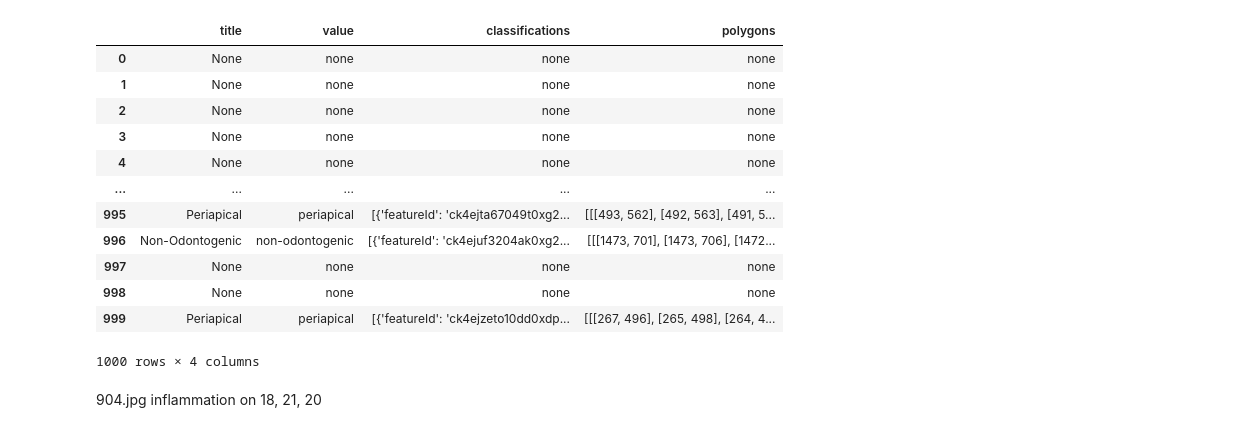
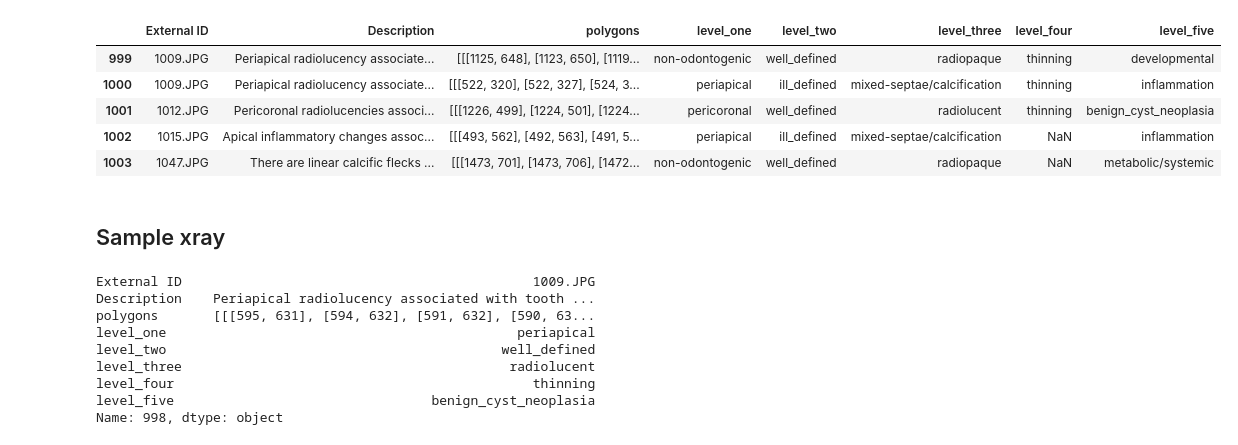
Before and after one commit to sopmacvan/tdd-model, a Jupyter notebook: main.ipynb, the cells around one changed output. Saved outputs shown, nothing was run; the diff lists cells and outputs as text; code cells hidden in the pictures.

```diff
--- a/main.ipynb
+++ b/main.ipynb
@@ -43,31 +21,22 @@ Name: Label, Length: 1000, dtype: object
-# %%
-a = pd.json_normalize(expert_df.Label)
-a = pd.json_normalize(a.objects)
-a = pd.json_normalize(a[0])
-# a = pd.json_normalize(a['classifications'])
-a
-# %% [output]
-|  | title | value | classifications | polygons |
-| 0 | None | none | none | none |
-| 1 | None | none | none | none |
-| 2 | None | none | none | none |
-| 3 | None | none | none | none |
-| 4 | None | none | none | none |
-| ... | ... | ... | ... | ... |
-| 995 | Periapical | periapical | [{'featureId': 'ck4ejta67049t0xg2... | [[[493, 562], [492, 563], [491, 5... |
-| 996 | Non-Odontogenic | non-odontogenic | [{'featureId': 'ck4ejuf3204ak0xg2... | [[[1473, 701], [1473, 706], [1472... |
-| 997 | None | none | none | none |
-| 998 | None | none | none | none |
-| 999 | Periapical | periapical | [{'featureId': 'ck4ejzeto10dd0xdp... | [[[267, 496], [265, 498], [264, 4... |
-1000 rows × 4 columns
-# %% [markdown]
-904.jpg
-inflammation on 18, 21, 20
 # %%
 radiograph = 'tufts-dental-database/Radiographs'
 segmentation = 'tufts-dental-database/Segmentation'
 expert = 'tufts-dental-database/Expert'
 student = 'tufts-dental-database/Student'
+radiograph_images = os.listdir(radiograph)
 
-radiograph_images = os.listdir(radiograph)
-radiograph_expert_masks = os.listdir(expert+'/mask')
+# get csv data
+expert_df = pd.read_csv(expert+'/expert_separated.csv')
+student_df = pd.read_csv(student+'/student_separated.csv')
+# convert type str 'polygons' to type list
+expert_df['polygons'] = expert_df['polygons'].apply(lambda x: eval(x) if x is not np.nan else x)
+student_df['polygons'] = student_df['polygons'].apply(lambda x: eval(x) if x is not np.nan else x)
+
+expert_df.tail()
+# %% [output]
+|  | External ID | Description | polygons | level_one | level_two | level_three | level_four | level_five |
+| 999 | 1009.JPG | Periapical radiolucency associate... | [[[1125, 648], [1123, 650], [1119... | non-odontogenic | well_defined | radiopaque | thinning | developmental |
+| 1000 | 1009.JPG | Periapical radiolucency associate... | [[[522, 320], [522, 327], [524, 3... | periapical | ill_defined | mixed-septae/calcification | thinning | inflammation |
+| 1001 | 1012.JPG | Pericoronal radiolucencies associ... | [[[1226, 499], [1224, 501], [1224... | pericoronal | well_defined | radiolucent | thinning | benign_cyst_neoplasia |
+| 1002 | 1015.JPG | Apical inflammatory changes assoc... | [[[493, 562], [492, 563], [491, 5... | periapical | ill_defined | mixed-septae/calcification | NaN | inflammation |
+| 1003 | 1047.JPG | There are linear calcific flecks ... | [[[1473, 701], [1473, 706], [1472... | non-odontogenic | well_defined | radiopaque | NaN | metabolic/systemic |
@@ -116,0 +43,19 @@ c.show()
+# %% [markdown]
+## Sample xray
+# %%
+img = '1009.JPG'
+sample = expert_df[expert_df['External ID'] == img].iloc[0]
+sample_polygon_mask = sample['polygons']
+sample_radiograph = f"{radiograph}/{img}"
+sample_mask = f"{expert}/mask/{img}"
+sample
+# %% [output]
+External ID                                             1009.JPG
+Description    Periapical radiolucency associated with tooth ...
+polygons       [[[595, 631], [594, 632], [591, 632], [590, 63...
+level_one                                             periapical
+level_two                                           well_defined
+level_three                                          radiolucent
+level_four                                              thinning
+level_five                                 benign_cyst_neoplasia
+Name: 998, dtype: object
```
Also changed, not shown: parts of 10 cells of this notebook, 3 other files.
